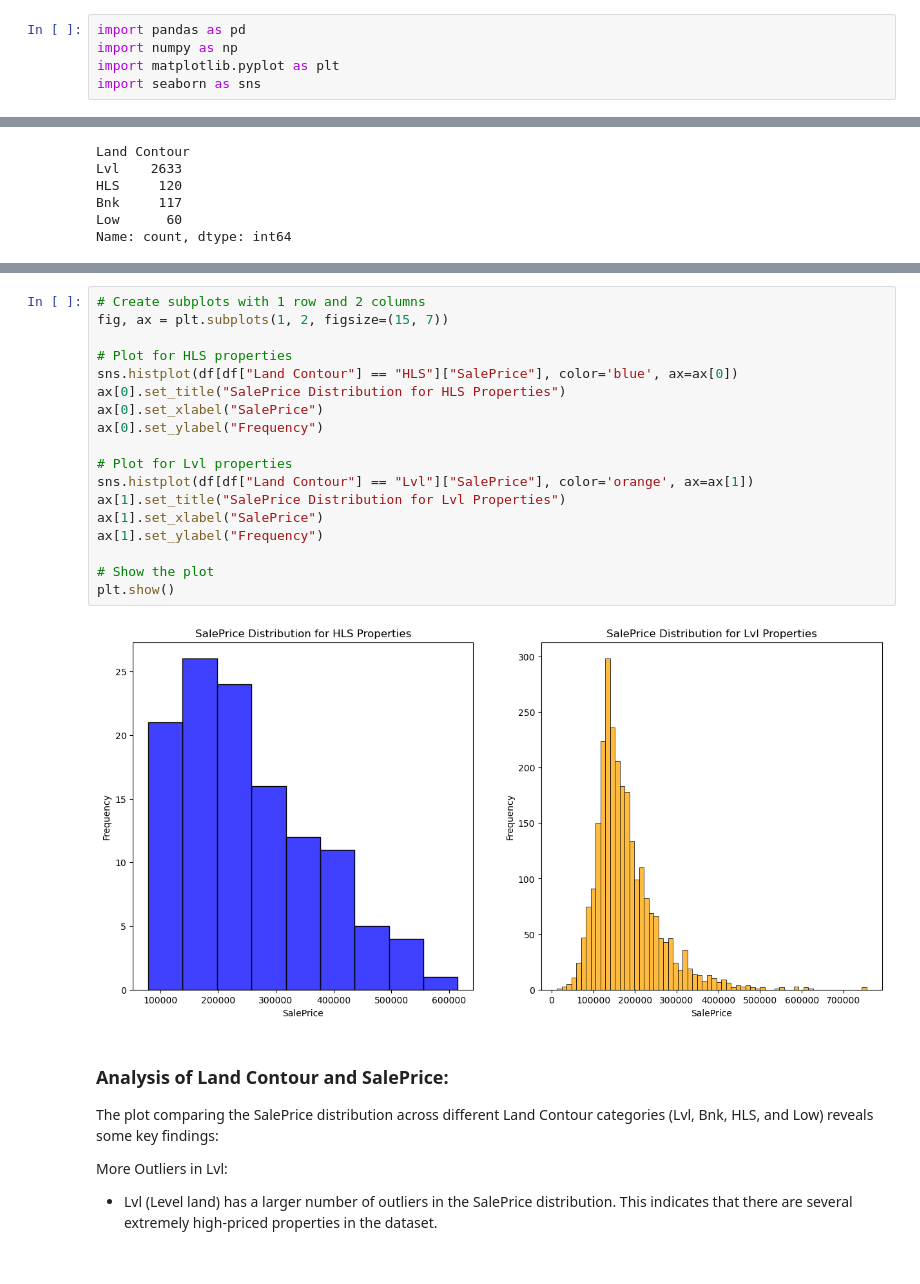
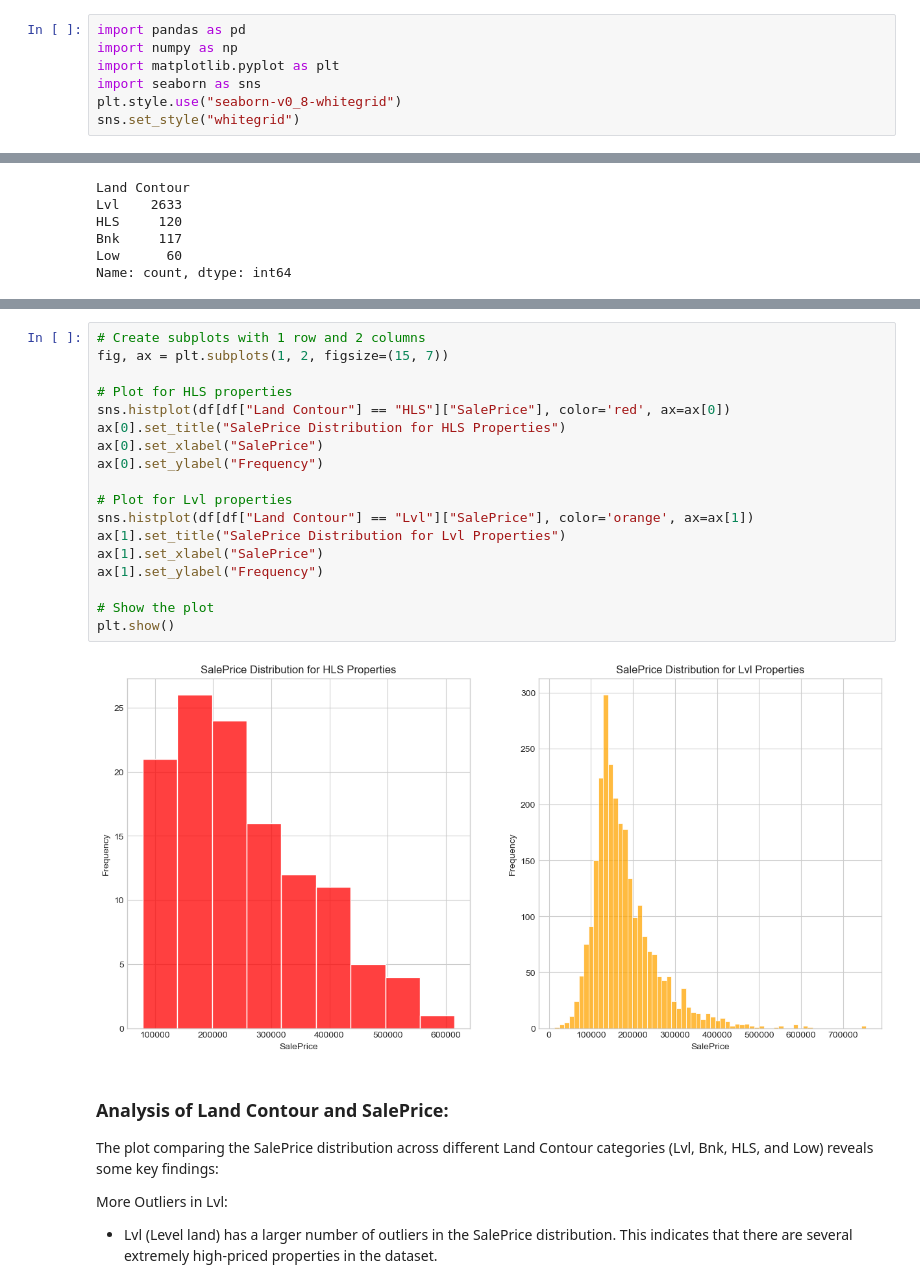
Before and after one commit to Sandeep20013/AI-Learning-Tracking, a Jupyter notebook: Projects/Ames Housing Prediction/Ames Housing Price Prediction - Cleaning Data.ipynb, the cells around one changed output, grey strips where cells are left out. Cells and saved outputs as stored; diff of their text form.

```diff
--- a/Projects/Ames Housing Prediction/Ames Housing Price Prediction - Cleaning Data.ipynb
+++ b/Projects/Ames Housing Prediction/Ames Housing Price Prediction - Cleaning Data.ipynb
@@ -114,6 +114,8 @@ import pandas as pd
 import numpy as np
 import matplotlib.pyplot as plt
 import seaborn as sns
+plt.style.use("seaborn-v0_8-whitegrid")
+sns.set_style("whitegrid")
 # %%
 df = pd.read_csv("data/AmesHousing.csv", low_memory= False)
 df.shape
@@ -465,23 +477,23 @@ plt.show()
 # %%
 # Create subplots with 1 row and 2 columns
 fig, ax = plt.subplots(1, 2, figsize=(15, 7))
 
 # Plot for HLS properties
-sns.histplot(df[df["Land Contour"] == "HLS"]["SalePrice"], color='blue', ax=ax[0])
+sns.histplot(df[df["Land Contour"] == "HLS"]["SalePrice"], color='red', ax=ax[0])
 ax[0].set_title("SalePrice Distribution for HLS Properties")
 ax[0].set_xlabel("SalePrice")
 ax[0].set_ylabel("Frequency")
 
 # Plot for Lvl properties
 sns.histplot(df[df["Land Contour"] == "Lvl"]["SalePrice"], color='orange', ax=ax[1])
 ax[1].set_title("SalePrice Distribution for Lvl Properties")
 ax[1].set_xlabel("SalePrice")
 ax[1].set_ylabel("Frequency")
 
 # Show the plot
 plt.show()
 # %% [output]
-[figure, old version]
+[figure, new version]
 # %% [markdown]
 ### Analysis of Land Contour and SalePrice:
 The plot comparing the SalePrice distribution across different Land Contour categories (Lvl, Bnk, HLS, and Low) reveals some key findings:
```
Also changed, not shown: parts of 6 cells of this notebook, 1 other file.
